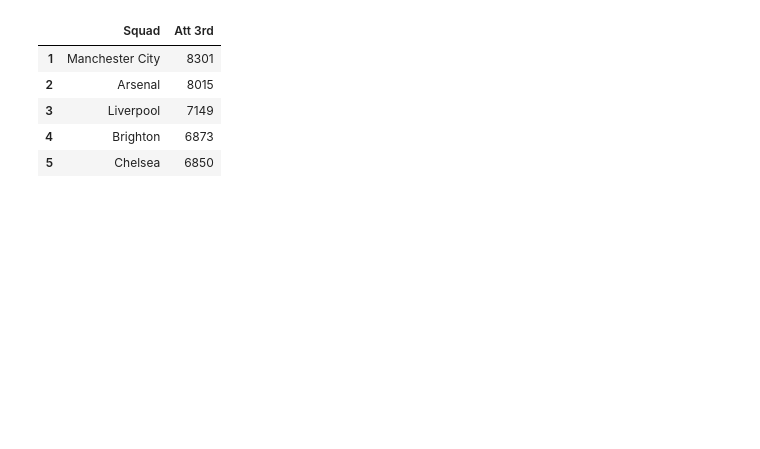
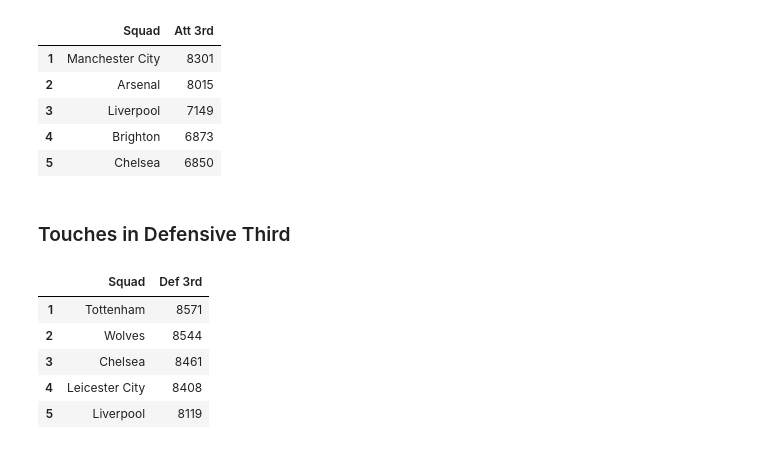
Before and after one commit to ayomidecole/Prem2022-23-data, a Jupyter notebook: prem_data_analysis.ipynb, the cells around one changed output. Drawn from its saved outputs; the diff is of its cells as text; code cells hidden in the pictures; blank space fills up the shorter version.

Commit message:
Started Analysis on the possession statistics

```diff
--- a/prem_data_analysis.ipynb
+++ b/prem_data_analysis.ipynb
@@ -316,3 +320,16 @@ att3rd_possesion.loc[:5, ['Squad', 'Att 3rd']]
 | 3 | Liverpool | 7149 |
 | 4 | Brighton | 6873 |
 | 5 | Chelsea | 6850 |
+# %% [markdown]
+### Touches in Defensive Third
+# %%
+def3rd_possession = possession.sort_values(by='Def 3rd', ascending=False).reset_index(drop=True)
+def3rd_possession.index = def3rd_possession.index + 1
+def3rd_possession.loc[:5, ['Squad', 'Def 3rd']]
+# %% [output]
+|  | Squad | Def 3rd |
+| 1 | Tottenham | 8571 |
+| 2 | Wolves | 8544 |
+| 3 | Chelsea | 8461 |
+| 4 | Leicester City | 8408 |
+| 5 | Liverpool | 8119 |
```
Also changed, not shown: parts of 6 cells of this notebook.
